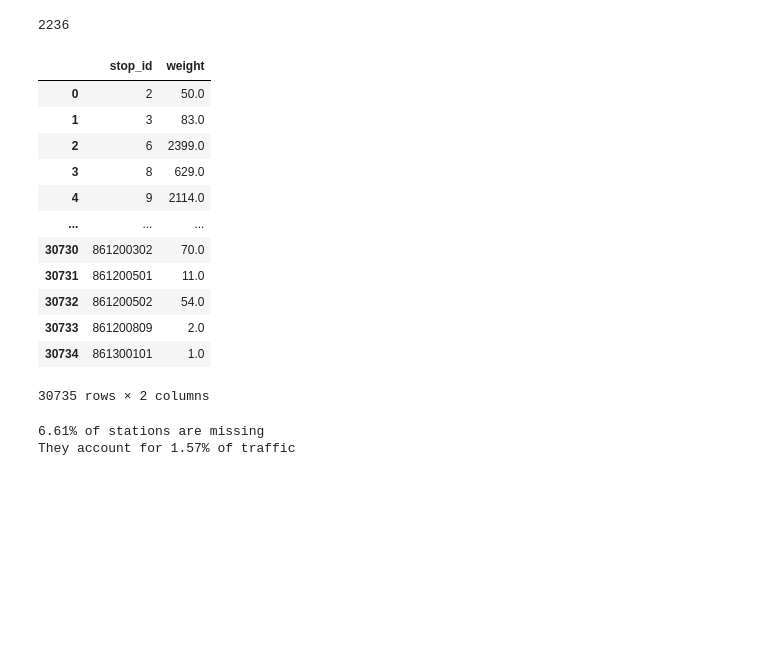
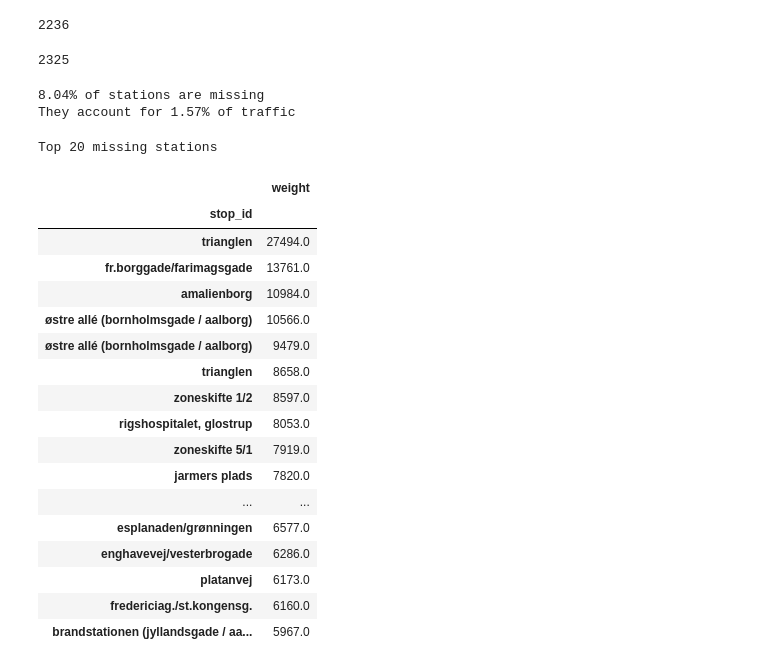
Before and after one commit to johanlaursen/imput, a Jupyter notebook: explore.ipynb, the cells around one changed output. Saved outputs shown, nothing was run; the diff lists cells and outputs as text; code cells hidden in the pictures; blank space fills up the shorter version.

```diff
--- a/explore.ipynb
+++ b/explore.ipynb
@@ -238,40 +238,49 @@ incorrectid2correctid = all_stops.set_index('stop_id_y')['stop_id_x'].to_dict()
 # %%
 check_in_named = check_in.sort_values(by='SUM_of_Personrejser', ascending=False).rename(index=id2name)
 check_ud_named = check_ud.sort_values(by='SUM_of_Personrejser', ascending=False).rename(index=id2name)
-# %%
-check_in.reset_index().rename(columns = {'StartStopPointNr': 'stop_id', 'SUM_of_Personrejser': 'weight'}).drop(['RejseUge','SlutStopPointNr'], axis=1)
-# %% [output]
-|  | stop_id | weight |
-| 0 | 2 | 50.0 |
-| 1 | 3 | 83.0 |
-| 2 | 6 | 2399.0 |
-| 3 | 8 | 629.0 |
-| 4 | 9 | 2114.0 |
-| ... | ... | ... |
-| 30730 | 861200302 | 70.0 |
-| 30731 | 861200501 | 11.0 |
-| 30732 | 861200502 | 54.0 |
-| 30733 | 861200809 | 2.0 |
-| 30734 | 861300101 | 1.0 |
-30735 rows × 2 columns
 # %%
 df1 = check_in.reset_index().rename(columns = {'StartStopPointNr': 'stop_id', 'SUM_of_Personrejser': 'weight'}).drop(['RejseUge','SlutStopPointNr'], axis=1)
 df2 = check_ud.reset_index().rename(columns = {'SlutStopPointNr': 'stop_id', 'SUM_of_Personrejser': 'weight'}).drop(['RejseUge', 'StartStopPointNr'], axis=1)
 weight_df = pd.concat([df1, df2]).groupby('stop_id').sum()
-# %%
-incorrectid2correctid = all_stops.set_index('stop_id_y')['stop_id_x'].to_dict()
 # %%
-weight_df = weight_df.rename(index= incorrectid2correctid)
+weight_df = weight_df.rename(index = incorrectid2correctid) # Using stop_id given by stop.txt
+weight_df = weight_df.groupby('stop_id').sum() # Coalescing all stop_ids with the same station
 
-missing_ids = set()
+missing_ids = []
 for id in weight_df.index:
     if not id in G_walks.nodes():
-        missing_ids.add(id)
+        missing_ids.append(id)
+print(len(missing_ids))
+# %% [output]
+2325
 # %%
 # 1.5% of stations (by number of passengers) are missing
 missing_ratio = int(weight_df.loc[missing_ids].sum())/int(weight_df.sum())
 print(f'{round(100*len(weight_df.loc[missing_ids])/len(weight_df),2)}% of stations are missing')
 print(f'They account for {round(100*missing_ratio,2)}% of traffic')
 # %% [output]
-6.61% of stations are missing
+8.04% of stations are missing
 They account for 1.57% of traffic
+# %%
+print('Top 20 missing stations')
+weight_df.loc[missing_ids].sort_values('weight', ascending=False).rename(index=id2name).head(20)
+# %% [output]
+Top 20 missing stations
+|  | weight |
+| stop_id |  |
+| trianglen | 27494.0 |
+| fr.borggade/farimagsgade | 13761.0 |
+| amalienborg | 10984.0 |
+| østre allé (bornholmsgade / aalborg) | 10566.0 |
+| østre allé (bornholmsgade / aalborg) | 9479.0 |
+| trianglen | 8658.0 |
+| zoneskifte 1/2 | 8597.0 |
+| rigshospitalet, glostrup | 8053.0 |
+| zoneskifte 5/1 | 7919.0 |
+| jarmers plads | 7820.0 |
+| ... | ... |
+| esplanaden/grønningen | 6577.0 |
+| enghavevej/vesterbrogade | 6286.0 |
+| platanvej | 6173.0 |
+| fredericiag./st.kongensg. | 6160.0 |
+| brandstationen (jyllandsgade / aa... | 5967.0 |
```
